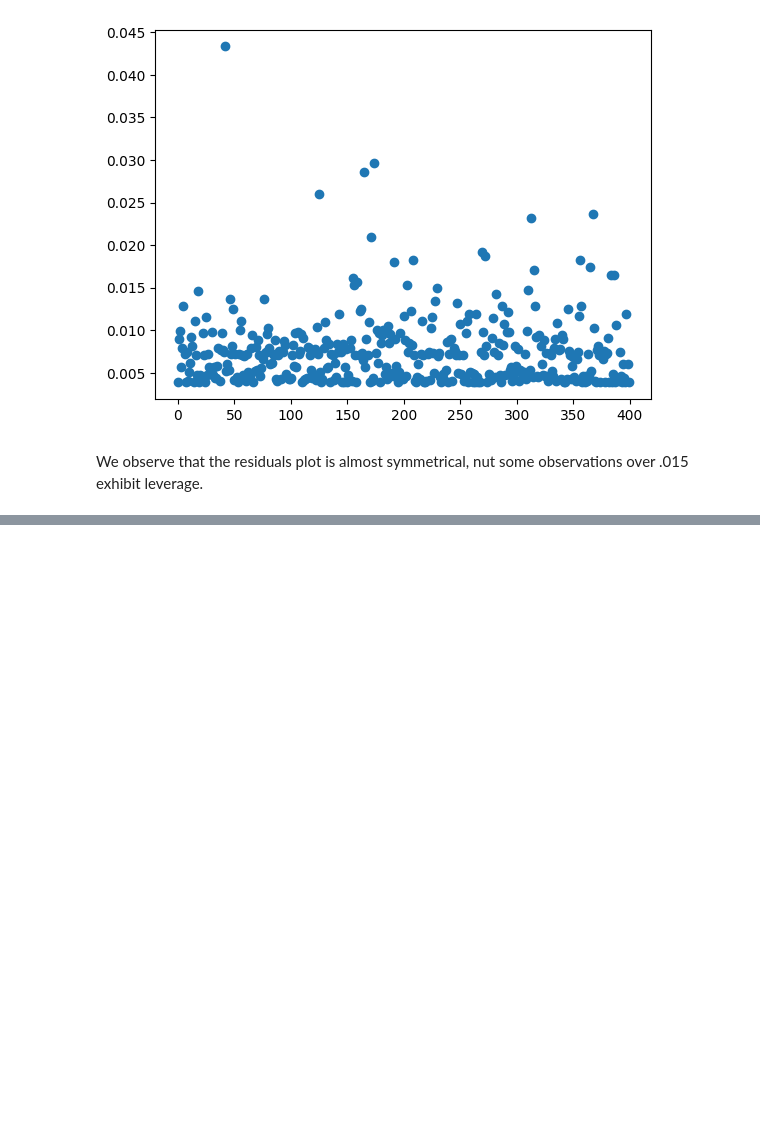
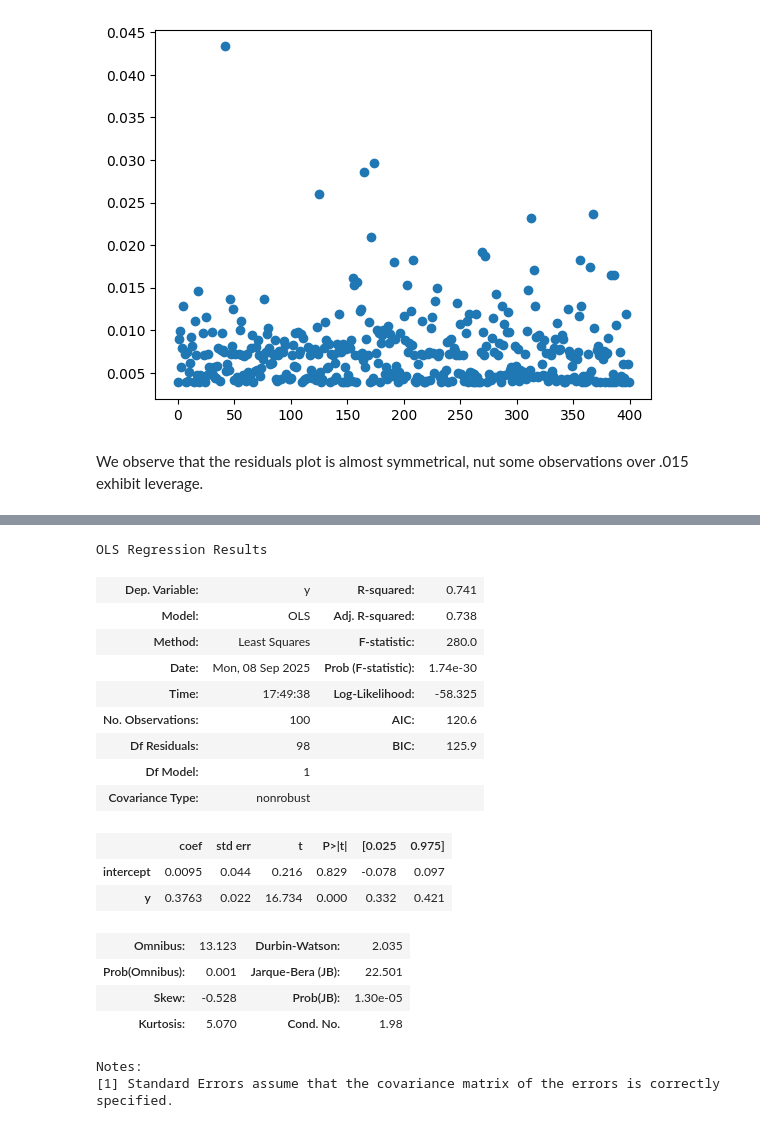
Before and after one commit to hinojosaad/islp, a Jupyter notebook: Chapter3/ch3.ipynb, the cells around one changed output, grey strips where cells are left out. Saved outputs shown, nothing was run; the diff lists cells and outputs as text; code cells hidden in the pictures; blank space fills up the shorter version.

```diff
--- a/Chapter3/ch3.ipynb
+++ b/Chapter3/ch3.ipynb
@@ -682,0 +826,25 @@ We observe that the residuals plot is almost symmetrical, nut some observations
+# %%
+Y=pd.DataFrame({'intercept':np.ones(y.size),'y':y})
+model= sm.OLS(x,Y)
+results = model.fit()
+results.summary()
+# %% [output]
+OLS Regression Results
+| Dep. Variable: | y | R-squared: | 0.741 |
+| Model: | OLS | Adj. R-squared: | 0.738 |
+| Method: | Least Squares | F-statistic: | 280.0 |
+| Date: | Mon, 08 Sep 2025 | Prob (F-statistic): | 1.74e-30 |
+| Time: | 17:49:38 | Log-Likelihood: | -58.325 |
+| No. Observations: | 100 | AIC: | 120.6 |
+| Df Residuals: | 98 | BIC: | 125.9 |
+| Df Model: | 1 |  |  |
+| Covariance Type: | nonrobust |  |  |
+|  | coef | std err | t | P>|t| | [0.025 | 0.975] |
+| intercept | 0.0095 | 0.044 | 0.216 | 0.829 | -0.078 | 0.097 |
+| y | 0.3763 | 0.022 | 16.734 | 0.000 | 0.332 | 0.421 |
+| Omnibus: | 13.123 | Durbin-Watson: | 2.035 |
+| Prob(Omnibus): | 0.001 | Jarque-Bera (JB): | 22.501 |
+| Skew: | -0.528 | Prob(JB): | 1.30e-05 |
+| Kurtosis: | 5.070 | Cond. No. | 1.98 |
+Notes:
+[1] Standard Errors assume that the covariance matrix of the errors is correctly specified.
```
Also changed, not shown: parts of 14 cells of this notebook.
